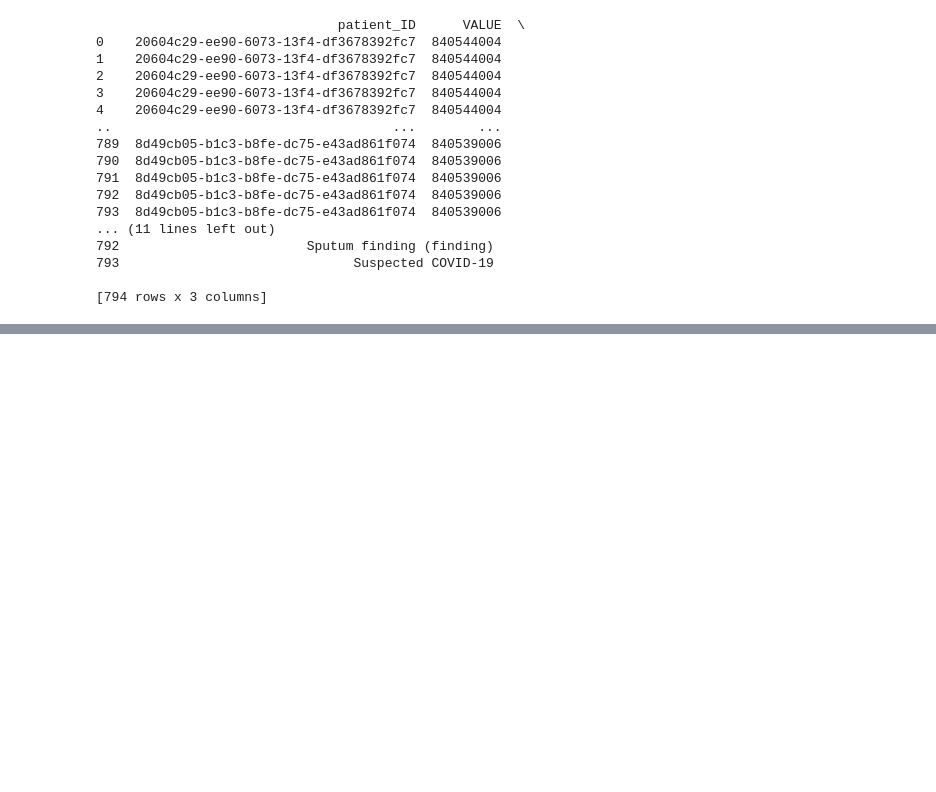
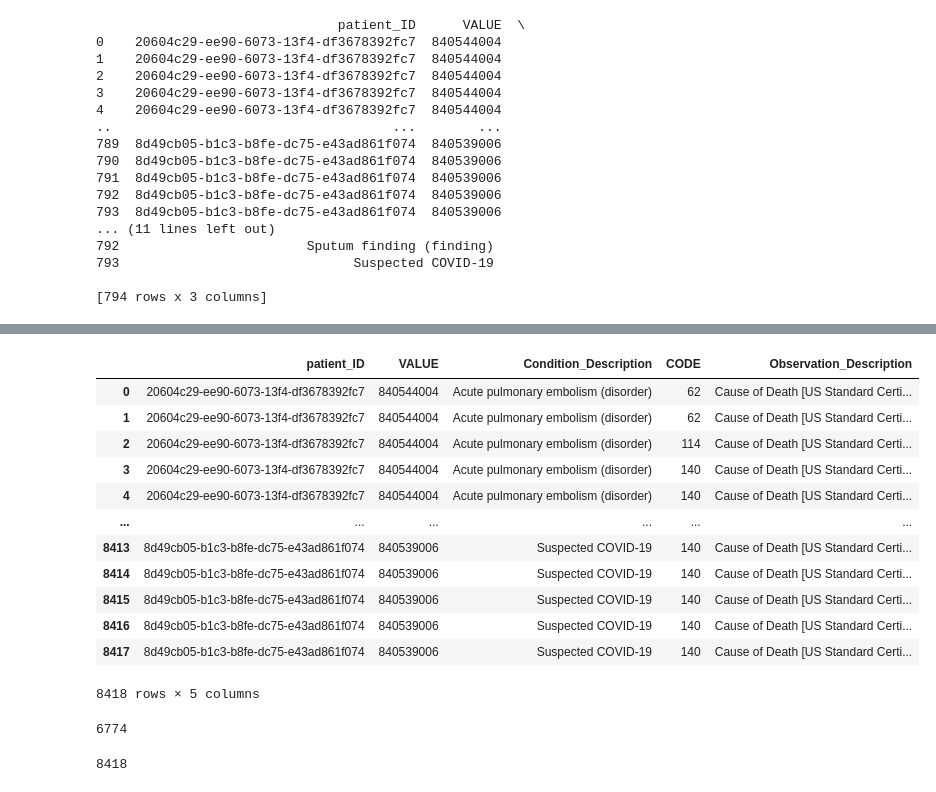
Before and after one commit to Fuenfgeld/DMA2022DataProjectA, a Jupyter notebook: tosql.ipynb, the cells around one changed output, grey strips where cells are left out. Saved outputs shown, nothing was run; the diff lists cells and outputs as text; code cells hidden in the pictures; blank space fills up the shorter version.

```diff
--- a/tosql.ipynb
+++ b/tosql.ipynb
@@ -432,2 +441,32 @@ df.head()
+# %%
+df_alle = pd.read_sql_query("SELECT patient_ID, facts_table.VALUE, conditions.DESCRIPTION AS Condition_Description, immunizations.CODE, observations.DESCRIPTION AS Observation_Description FROM facts_table LEFT JOIN conditions ON facts_table.patient_ID = conditions.PATIENT LEFT JOIN immunizations ON facts_table.patient_ID = immunizations.PATIENT LEFT JOIN observations ON facts_table.patient_ID = observations.PATIENT WHERE facts_table.condition_Id is NOT NULL AND (facts_table.VALUE==840539006 OR facts_table.VALUE==840544004) AND observations.VALUE=='COVID-19'", conn)
+# %%
+df_alle
+# %% [output]
+|  | patient_ID | VALUE | Condition_Description | CODE | Observation_Description |
+| 0 | 20604c29-ee90-6073-13f4-df3678392fc7 | 840544004 | Acute pulmonary embolism (disorder) | 62 | Cause of Death [US Standard Certi... |
+| 1 | 20604c29-ee90-6073-13f4-df3678392fc7 | 840544004 | Acute pulmonary embolism (disorder) | 62 | Cause of Death [US Standard Certi... |
+| 2 | 20604c29-ee90-6073-13f4-df3678392fc7 | 840544004 | Acute pulmonary embolism (disorder) | 114 | Cause of Death [US Standard Certi... |
+| 3 | 20604c29-ee90-6073-13f4-df3678392fc7 | 840544004 | Acute pulmonary embolism (disorder) | 140 | Cause of Death [US Standard Certi... |
+| 4 | 20604c29-ee90-6073-13f4-df3678392fc7 | 840544004 | Acute pulmonary embolism (disorder) | 140 | Cause of Death [US Standard Certi... |
+| ... | ... | ... | ... | ... | ... |
+| 8413 | 8d49cb05-b1c3-b8fe-dc75-e43ad861f074 | 840539006 | Suspected COVID-19 | 140 | Cause of Death [US Standard Certi... |
+| 8414 | 8d49cb05-b1c3-b8fe-dc75-e43ad861f074 | 840539006 | Suspected COVID-19 | 140 | Cause of Death [US Standard Certi... |
+| 8415 | 8d49cb05-b1c3-b8fe-dc75-e43ad861f074 | 840539006 | Suspected COVID-19 | 140 | Cause of Death [US Standard Certi... |
+| 8416 | 8d49cb05-b1c3-b8fe-dc75-e43ad861f074 | 840539006 | Suspected COVID-19 | 140 | Cause of Death [US Standard Certi... |
+| 8417 | 8d49cb05-b1c3-b8fe-dc75-e43ad861f074 | 840539006 | Suspected COVID-19 | 140 | Cause of Death [US Standard Certi... |
+8418 rows × 5 columns
+# %%
+len(df_alle[df_alle.CODE == 140])
+# %% [output]
+6774
+# %%
+i = 0
+for patient in df_alle.index:
+    df_alle[patient].patient_ID
+
+print(i)
+# %% [output]
+8418
 # %%
 #conn.close()
```
Also changed, not shown: parts of 4 cells of this notebook.
